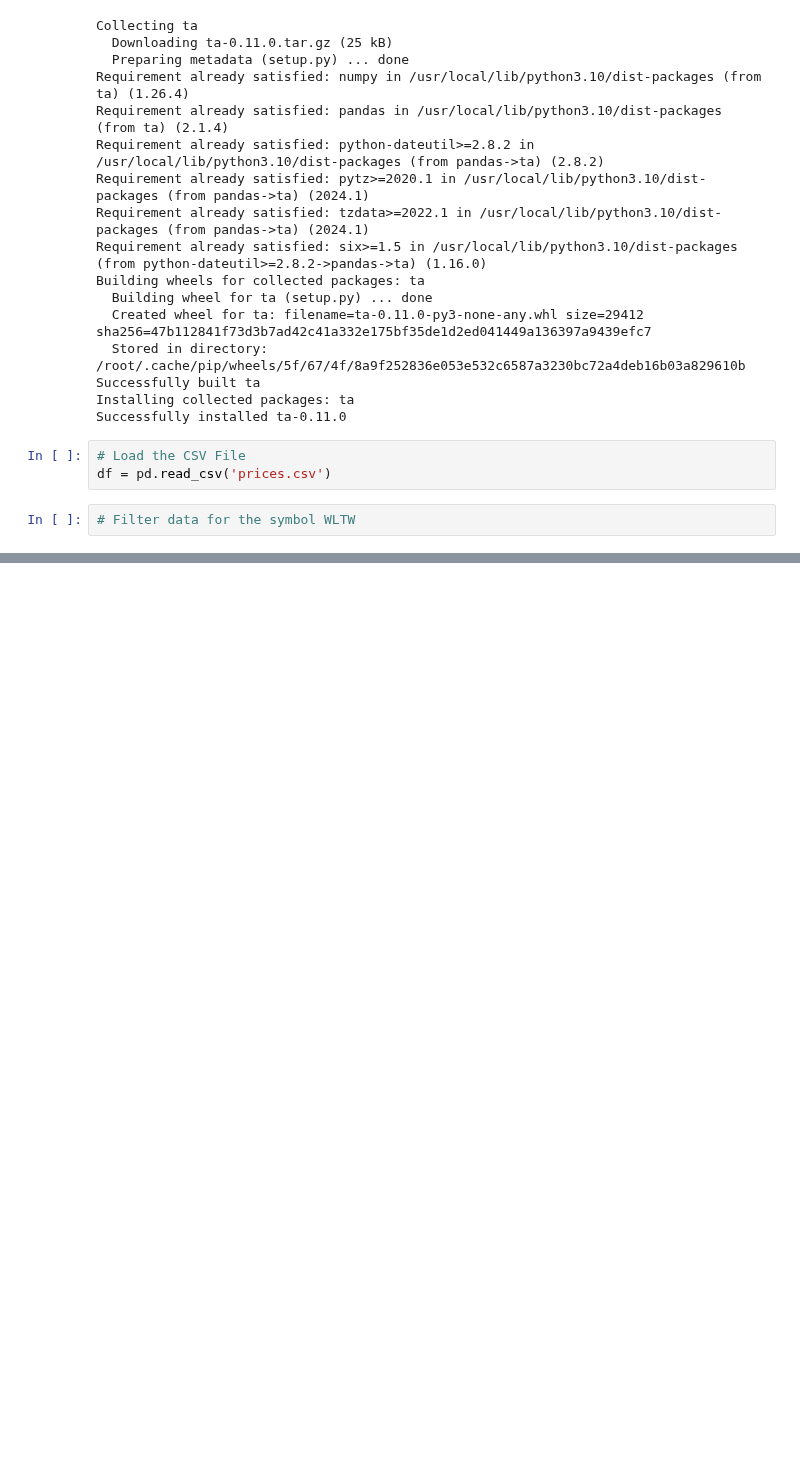
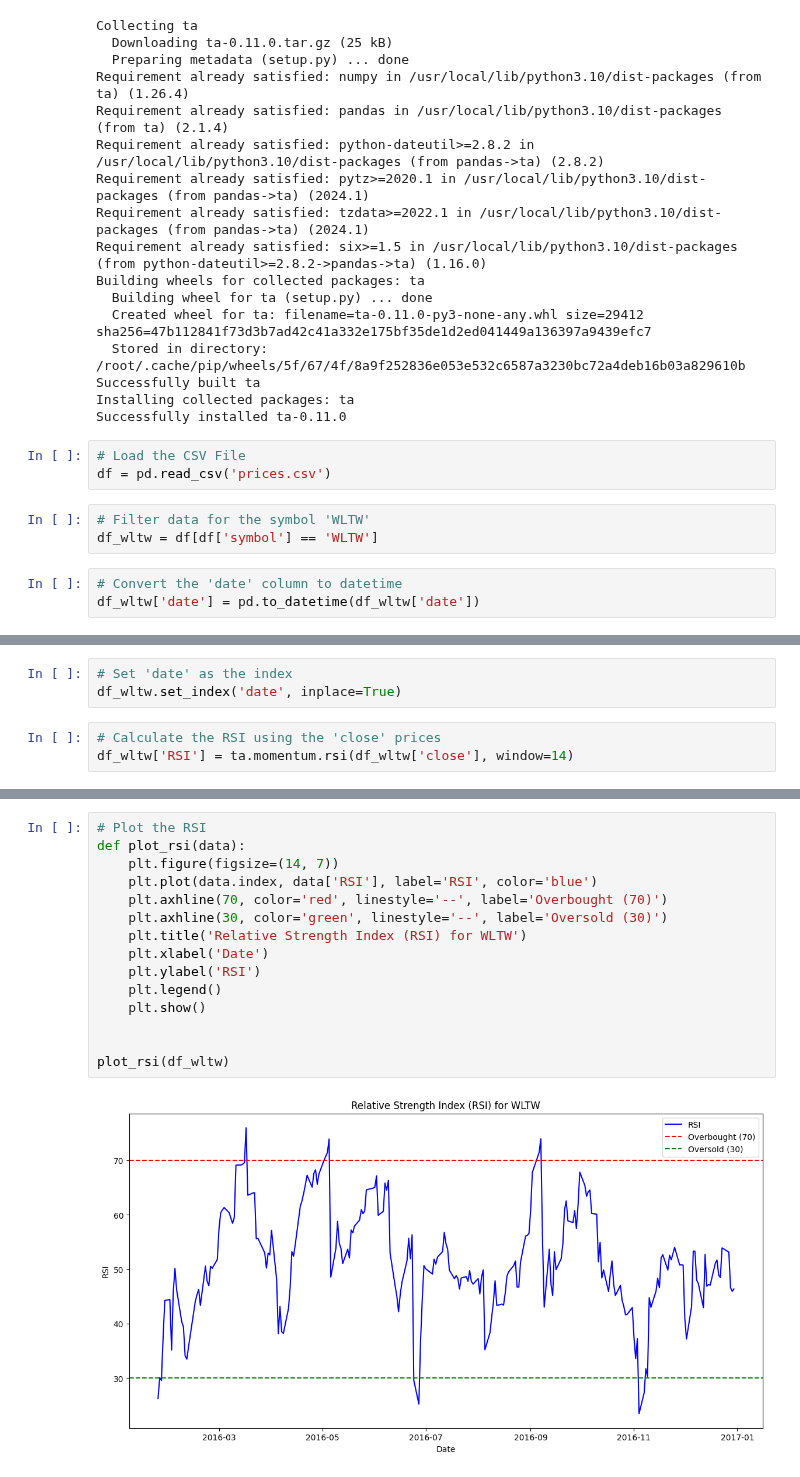
Before and after one commit to mn22abk/DSProjectHamza2024, a Jupyter notebook: DSPHamzaRSI.ipynb, the cells around one changed output, grey strips where cells are left out. Cells and saved outputs as stored; diff of their text form; blank space fills up the shorter version.

```diff
--- a/DSPHamzaRSI.ipynb
+++ b/DSPHamzaRSI.ipynb
@@ -26,4 +26,8 @@ Successfully installed ta-0.11.0
 # Load the CSV File
 df = pd.read_csv('prices.csv')
 # %%
-# Filter data for the symbol WLTW
+# Filter data for the symbol 'WLTW'
+df_wltw = df[df['symbol'] == 'WLTW']
+# %%
+# Convert the 'date' column to datetime
+df_wltw['date'] = pd.to_datetime(df_wltw['date'])
@@ -29,0 +40,6 @@ df = pd.read_csv('prices.csv')
+# %%
+# Set 'date' as the index
+df_wltw.set_index('date', inplace=True)
+# %%
+# Calculate the RSI using the 'close' prices
+df_wltw['RSI'] = ta.momentum.rsi(df_wltw['close'], window=14)
@@ -29,0 +71,17 @@ df = pd.read_csv('prices.csv')
+# %%
+# Plot the RSI
+def plot_rsi(data):
+    plt.figure(figsize=(14, 7))
+    plt.plot(data.index, data['RSI'], label='RSI', color='blue')
+    plt.axhline(70, color='red', linestyle='--', label='Overbought (70)')
+    plt.axhline(30, color='green', linestyle='--', label='Oversold (30)')
+    plt.title('Relative Strength Index (RSI) for WLTW')
+    plt.xlabel('Date')
+    plt.ylabel('RSI')
+    plt.legend()
+    plt.show()
+
+
+plot_rsi(df_wltw)
+# %% [output]
+[figure, added]
```
Also changed, not shown: parts of 3 cells of this notebook.
